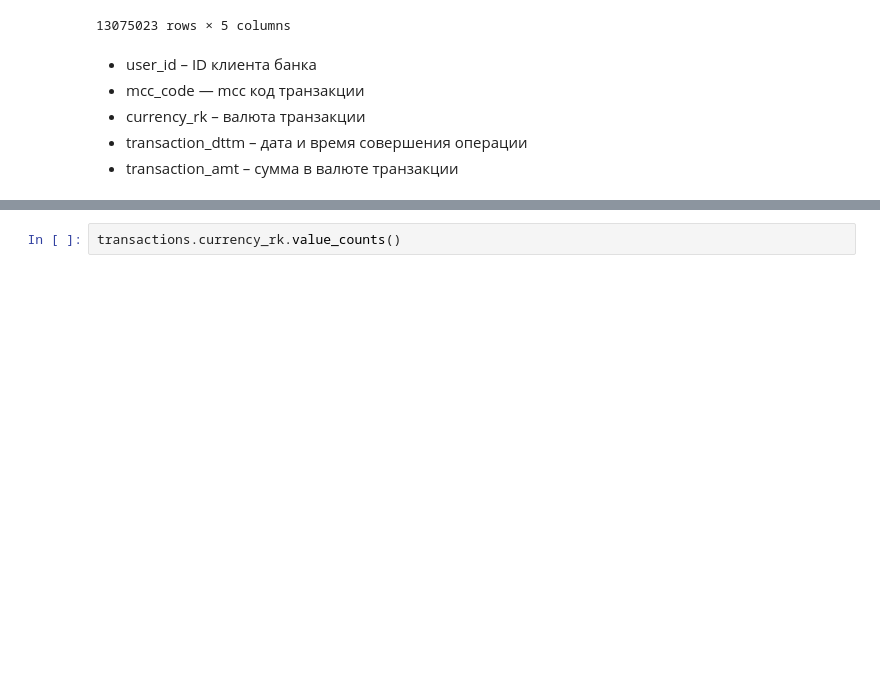
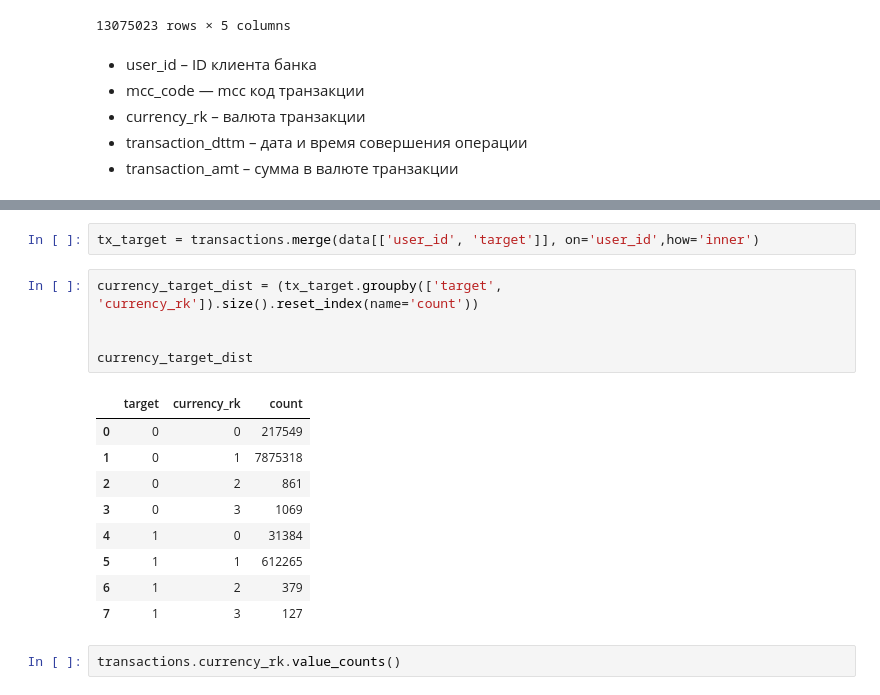
Before and after one commit to Lunalykaya/customer-churn-prediction, a Jupyter notebook: eda-churn.ipynb, the cells around one changed output, grey strips where cells are left out. Drawn from its saved outputs; the diff is of its cells as text; blank space fills up the shorter version.

```diff
--- a/eda-churn.ipynb
+++ b/eda-churn.ipynb
@@ -1120,3 +1136,20 @@ transactions
+# %%
+tx_target = transactions.merge(data[['user_id', 'target']], on='user_id',how='inner')
+# %%
+currency_target_dist = (tx_target.groupby(['target', 'currency_rk']).size().reset_index(name='count'))
+
+
+currency_target_dist
+# %% [output]
+|  | target | currency_rk | count |
+| 0 | 0 | 0 | 217549 |
+| 1 | 0 | 1 | 7875318 |
+| 2 | 0 | 2 | 861 |
+| 3 | 0 | 3 | 1069 |
+| 4 | 1 | 0 | 31384 |
+| 5 | 1 | 1 | 612265 |
+| 6 | 1 | 2 | 379 |
+| 7 | 1 | 3 | 127 |
 # %%
 transactions.currency_rk.value_counts()
 # %% [output]
```
Also changed, not shown: parts of 7 cells of this notebook.
